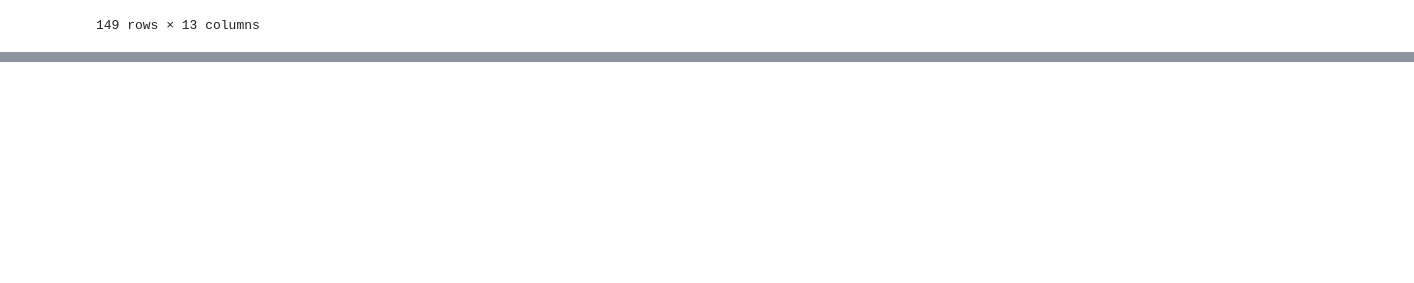
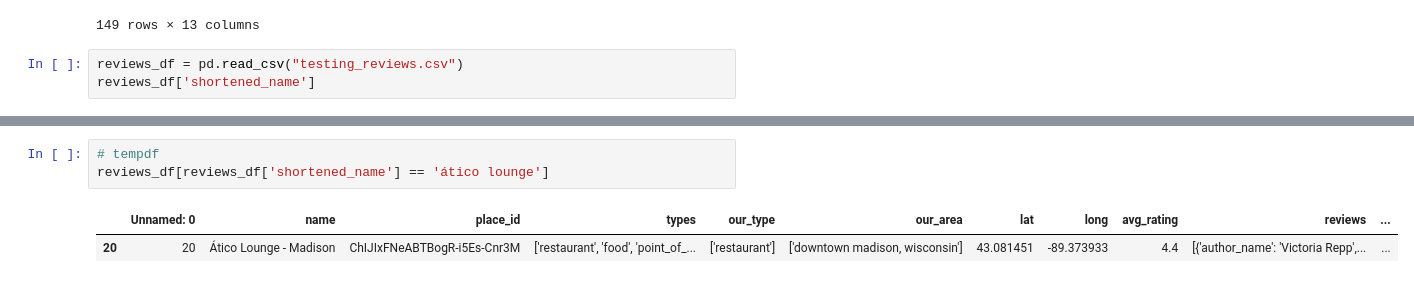
Before and after one commit to drewbarkman/maddata26, a Jupyter notebook: testing.ipynb, the cells around one changed output, grey strips where cells are left out. Drawn from its saved outputs; the diff is of its cells as text; blank space fills up the shorter version.

Commit message:
select random places

```diff
--- a/testing.ipynb
+++ b/testing.ipynb
@@ -282,3 +284,6 @@ df.to_file()
 | 147 | Cousins Subs | ChIJFXAAGzGtB4gR_9NzKTYUgGo | [restaurant, food, point_of_inter... | [fastfood] | [downtown madison, wisconsin] | 43.067777 | -89.400683 | [POINT (43.06777719999999 -89.400... | 3.7 | [{'author_name': 'Gwen McCutcheon... | ... |
 | 148 | QDOBA Mexican Eats | ChIJu1oDoM2sB4gRe_cq14K_2YY | [bar, store, restaurant, food, po... | [fastfood] | [downtown madison, wisconsin] | 43.067863 | -89.401237 | [POINT (43.067863 -89.4012371)] | 4.1 | [{'author_name': 'Bani', 'author_... | ... |
 149 rows × 13 columns
+# %%
+reviews_df = pd.read_csv("testing_reviews.csv")
+reviews_df['shortened_name']
@@ -284,0 +337,6 @@ df.to_file()
+# %%
+# tempdf
+reviews_df[reviews_df['shortened_name'] == 'ático lounge']
+# %% [output]
+|  | Unnamed: 0 | name | place_id | types | our_type | our_area | lat | long | avg_rating | reviews | ... |
+| 20 | 20 | Ático Lounge - Madison | ChIJIxFNeABTBogR-i5Es-Cnr3M | ['restaurant', 'food', 'point_of_... | ['restaurant'] | ['downtown madison, wisconsin'] | 43.081451 | -89.373933 | 4.4 | [{'author_name': 'Victoria Repp',... | ... |
```
Also changed, not shown: parts of 4 cells of this notebook.
